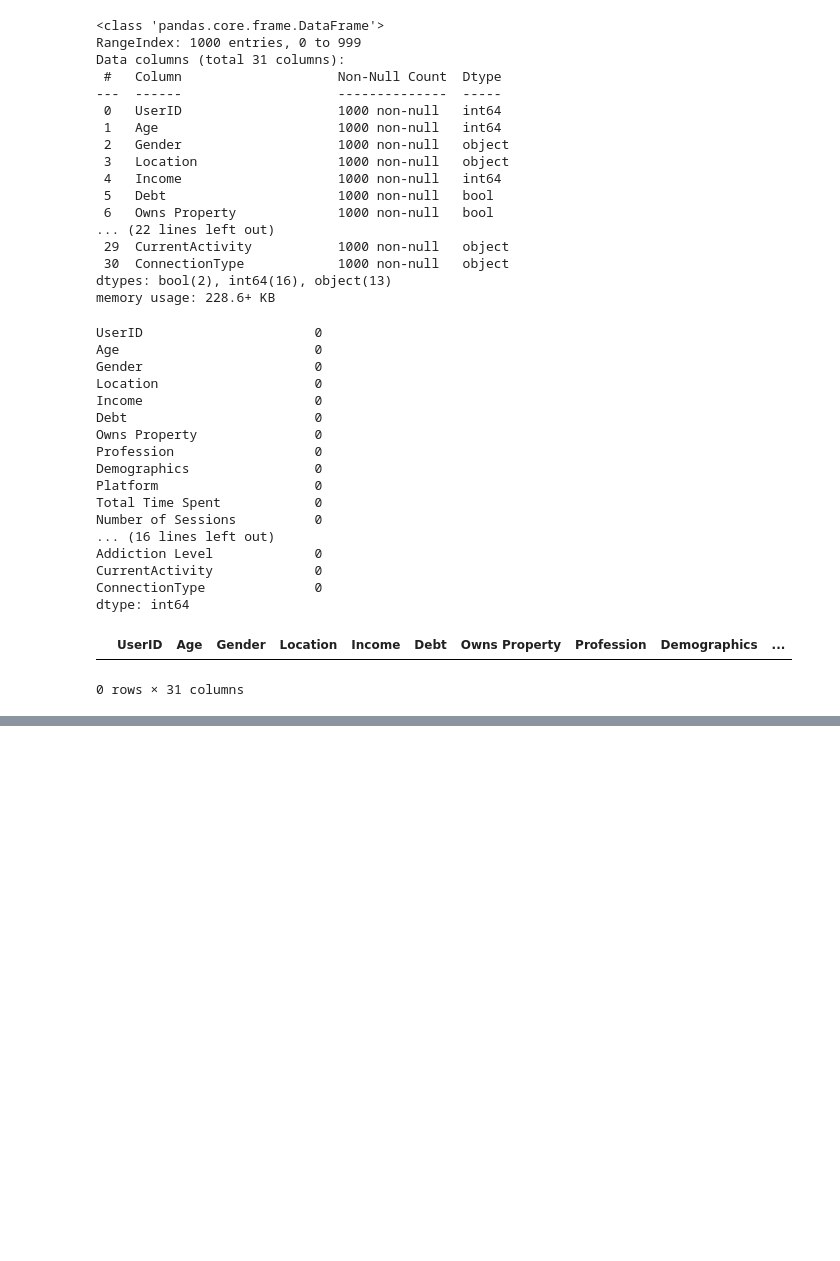
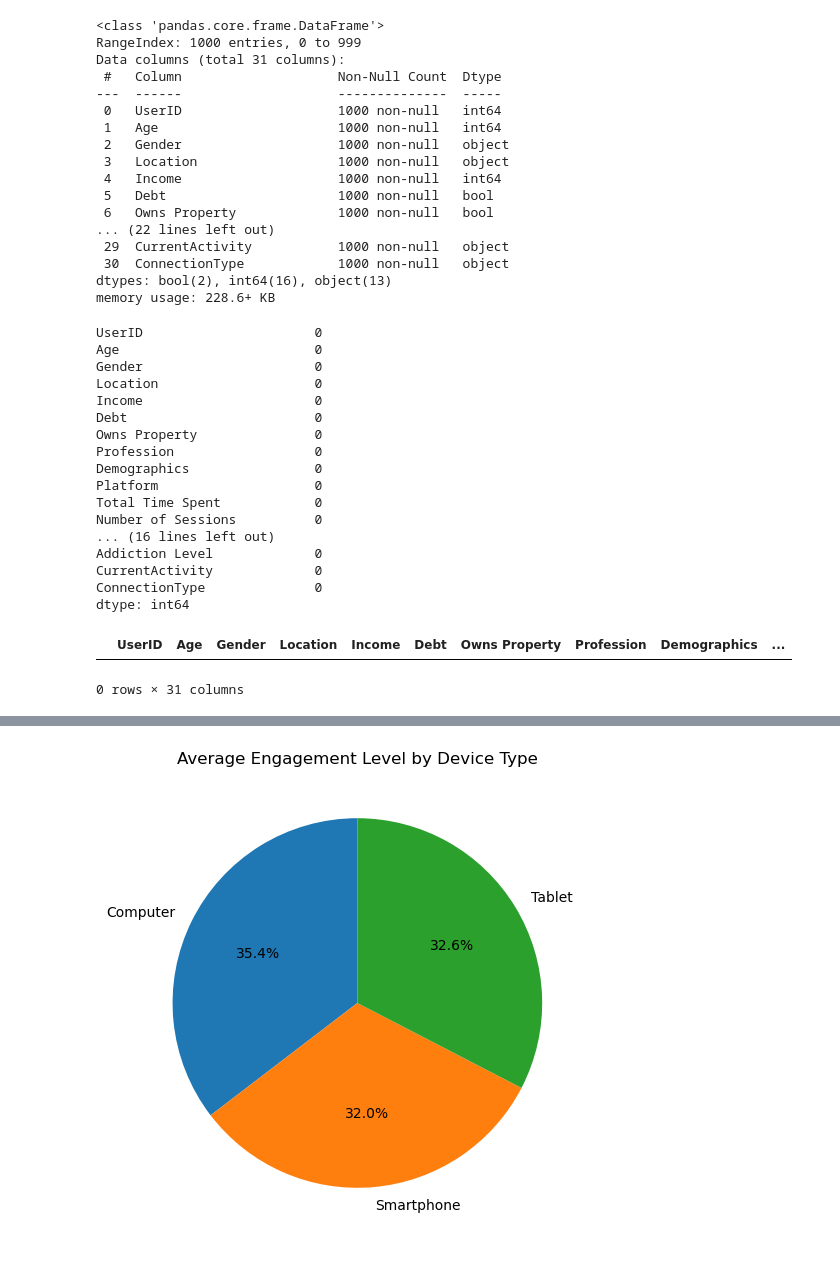
Before and after one commit to wrighang/project_01_team_11, a Jupyter notebook: cameron_kagglehub.ipynb, the cells around one changed output, grey strips where cells are left out. Drawn from its saved outputs; the diff is of its cells as text; code cells hidden in the pictures; blank space fills up the shorter version.

```diff
--- a/cameron_kagglehub.ipynb
+++ b/cameron_kagglehub.ipynb
@@ -120,0 +279,9 @@ Analysis Questions:
+# %%
+# Generate pie chart for average device engagement level
+plt.figure(figsize=(10,6))
+device_engagement_lvl.plot(kind='pie', autopct='%1.1f%%', startangle=90)
+plt.title('Average Engagement Level by Device Type')
+plt.ylabel('')
+plt.show()
+# %% [output]
+[figure, added]
```
Also changed, not shown: parts of 24 cells of this notebook.
